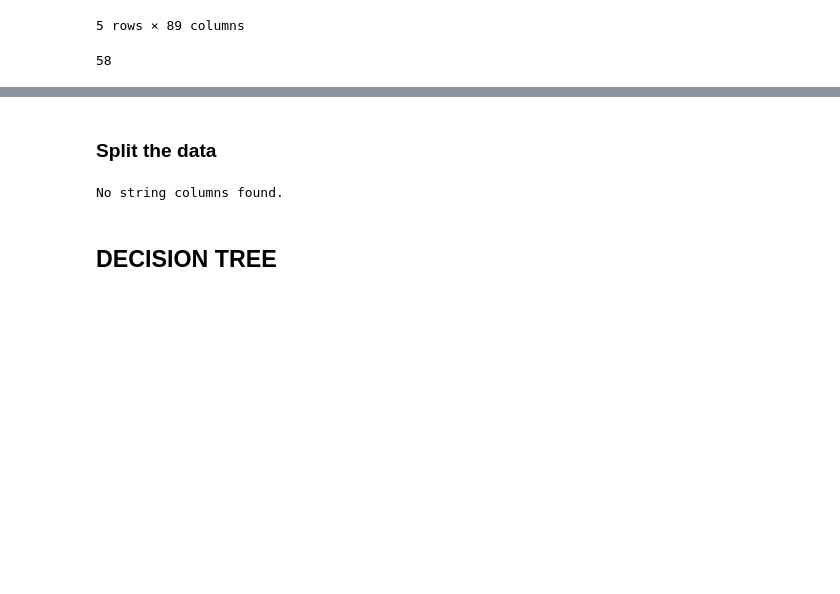
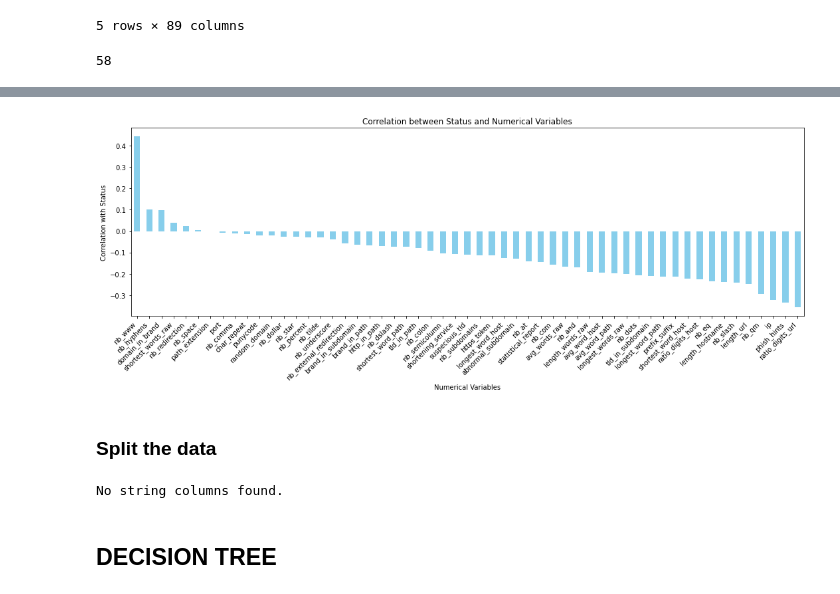
Before and after one commit to saradelasota/TFM_repository, a Jupyter notebook: TFM_notebook.ipynb, the cells around one changed output, grey strips where cells are left out. Saved outputs shown, nothing was run; the diff lists cells and outputs as text; code cells hidden in the pictures; blank space fills up the shorter version.

```diff
--- a/TFM_notebook.ipynb
+++ b/TFM_notebook.ipynb
@@ -81,3 +282,22 @@ df['status'] = df['status'].map(status_mapping)
+# %%
+
+# Calculate correlation with status
+correlation_with_status = df.corr()['status'].drop('status')
+
+# Sort correlations in descending order
+correlation_with_status_sorted = correlation_with_status.sort_values(ascending=False)
+
+# Plot bar plot
+plt.figure(figsize=(15, 6))
+correlation_with_status_sorted.plot(kind='bar', color='skyblue')
+plt.title('Correlation between Status and Numerical Variables')
+plt.xlabel('Numerical Variables')
+plt.ylabel('Correlation with Status')
+plt.xticks(rotation=45, ha='right')  # Rotate x-axis labels for better readability
+plt.tight_layout()
+plt.show()
+# %% [output]
+[figure, added]
 # %% [markdown]
 ### Split the data
 # %%
```
Also changed, not shown: parts of 28 cells of this notebook.
